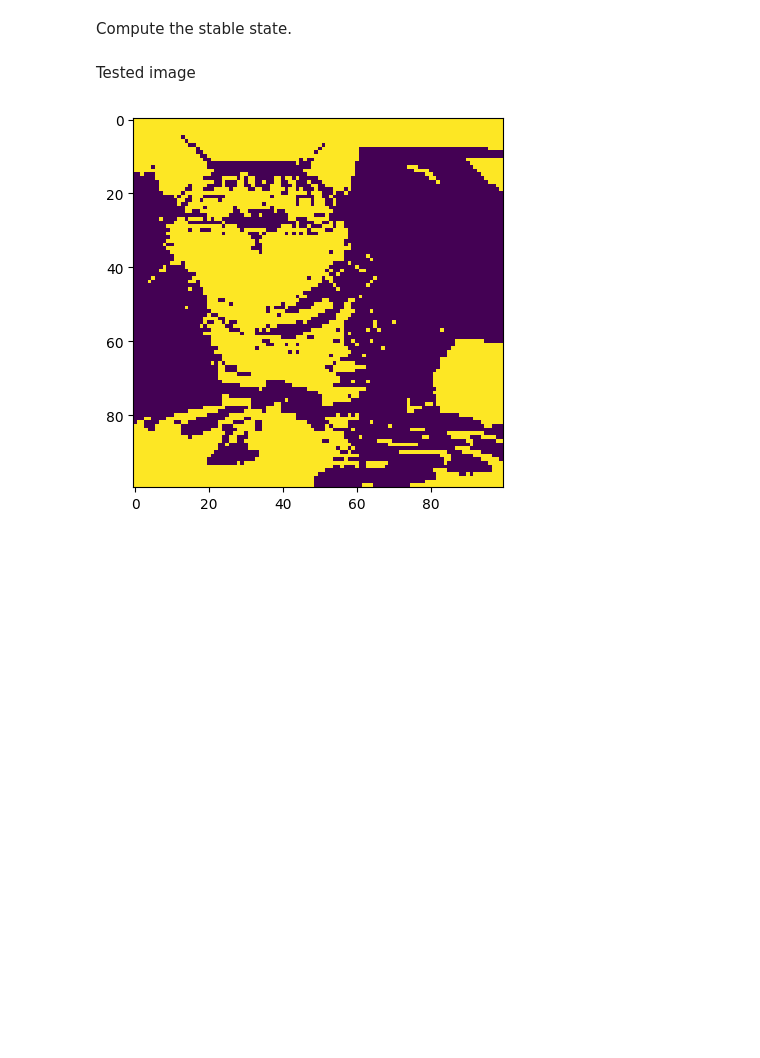
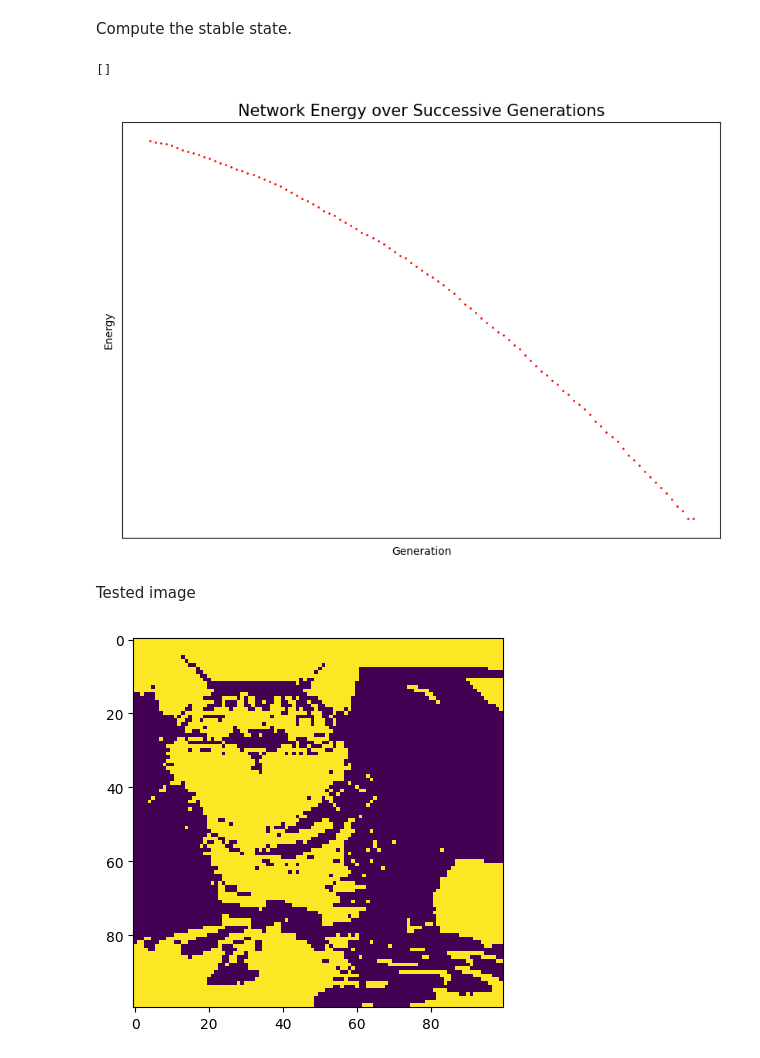
Before and after one commit to TommasoLocatelli/ml_cats_vs_dogs, a Jupyter notebook: 3.Hopfield.ipynb, the cells around one changed output. Drawn from its saved outputs; the diff is of its cells as text; code cells hidden in the pictures; blank space fills up the shorter version.

```diff
--- a/3.Hopfield.ipynb
+++ b/3.Hopfield.ipynb
@@ -139,8 +158,21 @@ while not H_Net.is_over:
     old_state=np.array(H_Net.state)
     for _ in range(100):
         H_Net.update_network_state(100)
+    H_Net.compute_energy()
     if np.all(H_Net.state==old_state):
         H_Net.is_over=True
+# %%
+# plot energies
+plt.figure("Energy", figsize=(10, 7))
+x = np.arange(len(H_Net.energies))
+plt.scatter(x, np.array(H_Net.energies), s=1, color="red")
+plt.xlabel("Generation")
+plt.ylabel("Energy")
+plt.title("Network Energy over Successive Generations", fontsize=15)
+plt.setp(plt.gcf().get_axes(), xticks=[], yticks=[])
+# %% [output]
+[]
+[figure, added]
 # %% [markdown]
 Tested image
 # %%
```
Also changed, not shown: parts of 26 cells of this notebook.
